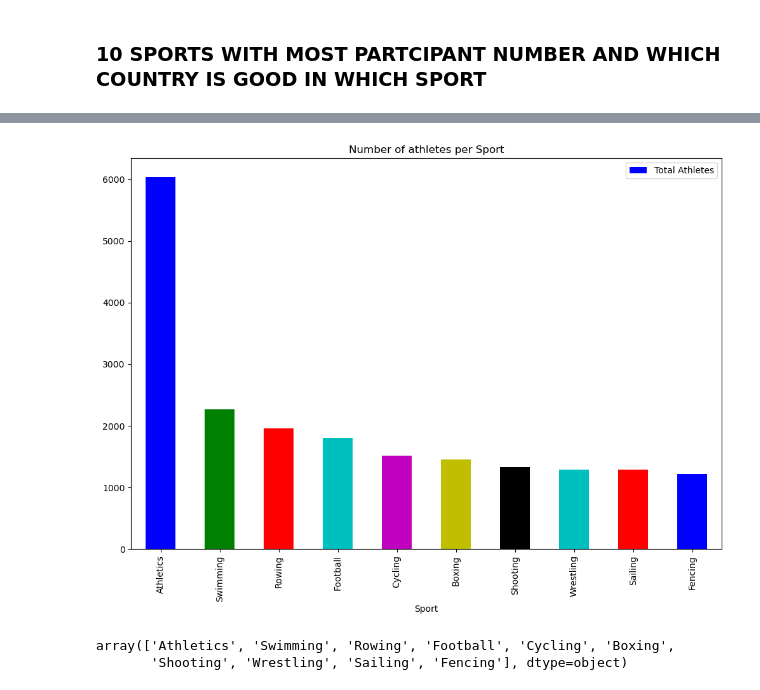
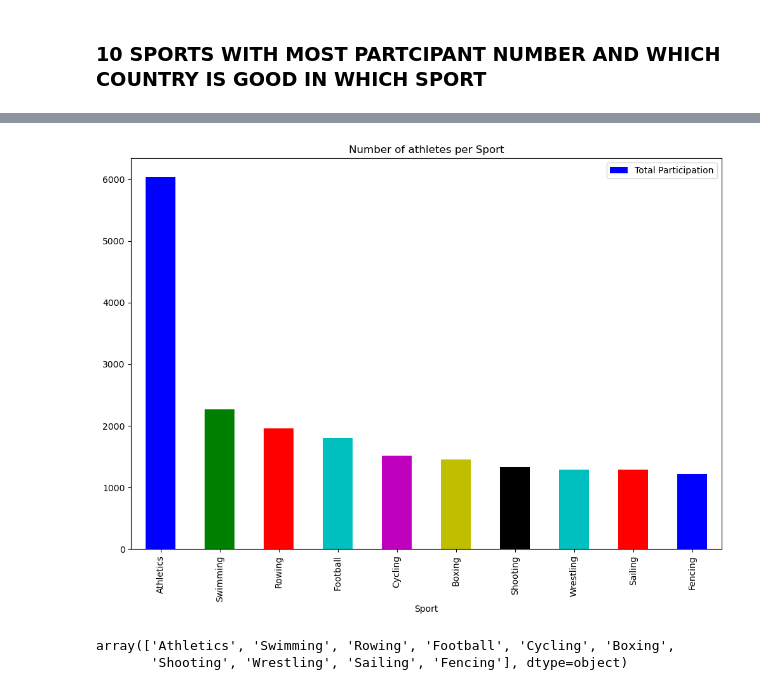
Before and after one commit to Onath/Programming_Project_Olympic_Data, a Jupyter notebook: VR503361_final_project_olympic_data.ipynb, the cells around one changed output, grey strips where cells are left out. Drawn from its saved outputs; the diff is of its cells as text; code cells hidden in the pictures.

```diff
--- a/VR503361_final_project_olympic_data.ipynb
+++ b/VR503361_final_project_olympic_data.ipynb
@@ -343,7 +306,7 @@ olympic_df
 | 69944 | 35658 | Marek Fiurek | M | 23.00 | 180.00 | 68.00 | Czech Republic | CZE | 1998 Winter | 1998 | Winter | ... |
 69562 rows × 17 columns
 # %%
-olympic_df['Medal'] = olympic_df['Medal'].fillna(value='no-medal')
+olympic_df['Medal'] = olympic_df['Medal'].fillna(value='No medal')
 # %%
 olympic_df.isnull().sum()
 # %% [output]
@@ -655,6 +596,6 @@ ten_athlete_with_most_medals
 # %%
 sport_athlete_count = olympic_df.groupby('Sport')['ID'].nunique().sort_values(ascending=False).head(10)
 sport_athlete_count = sport_athlete_count.reset_index()
-sport_athlete_count = sport_athlete_count.rename(columns={'ID' : 'Total Athletes'})
+sport_athlete_count = sport_athlete_count.rename(columns={'ID' : 'Total Participation'})
 print(sport_athlete_count)
 # %% [output]
@@ -672,10 +613,10 @@ print(sport_athlete_count)
 # %%
 colors = ['b', 'g', 'r', 'c', 'm', 'y', 'k', 'c', 'r', 'b']
-sport_athlete_count.plot(kind='bar', x='Sport', y='Total Athletes', figsize=(12,8), title='Number of athletes per Sport', color=colors[:len(sport_athlete_count)])
+sport_athlete_count.plot(kind='bar', x='Sport', y='Total Participation', figsize=(12,8), title='Number of athletes per Sport', color=colors[:len(sport_athlete_count)])
 plt.xticks(rotation = 90)
 plt.show()
 # %% [output]
-[figure, old version]
+[figure, new version]
 # %%
 df_olympic_with_ten_sports = sport_athlete_count.merge(olympic_df, on='Sport')
 # %%
```
Also changed, not shown: parts of 42 cells of this notebook, 1 other file.
